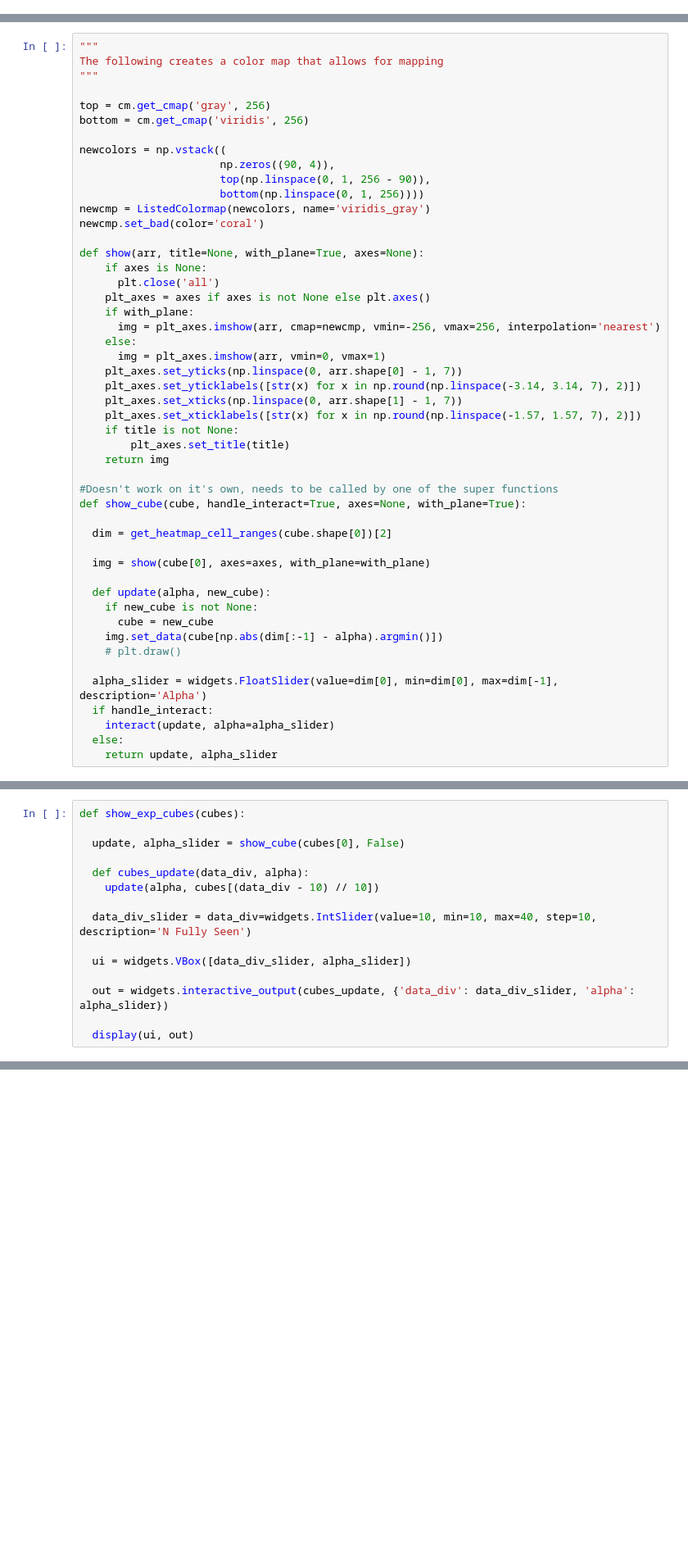
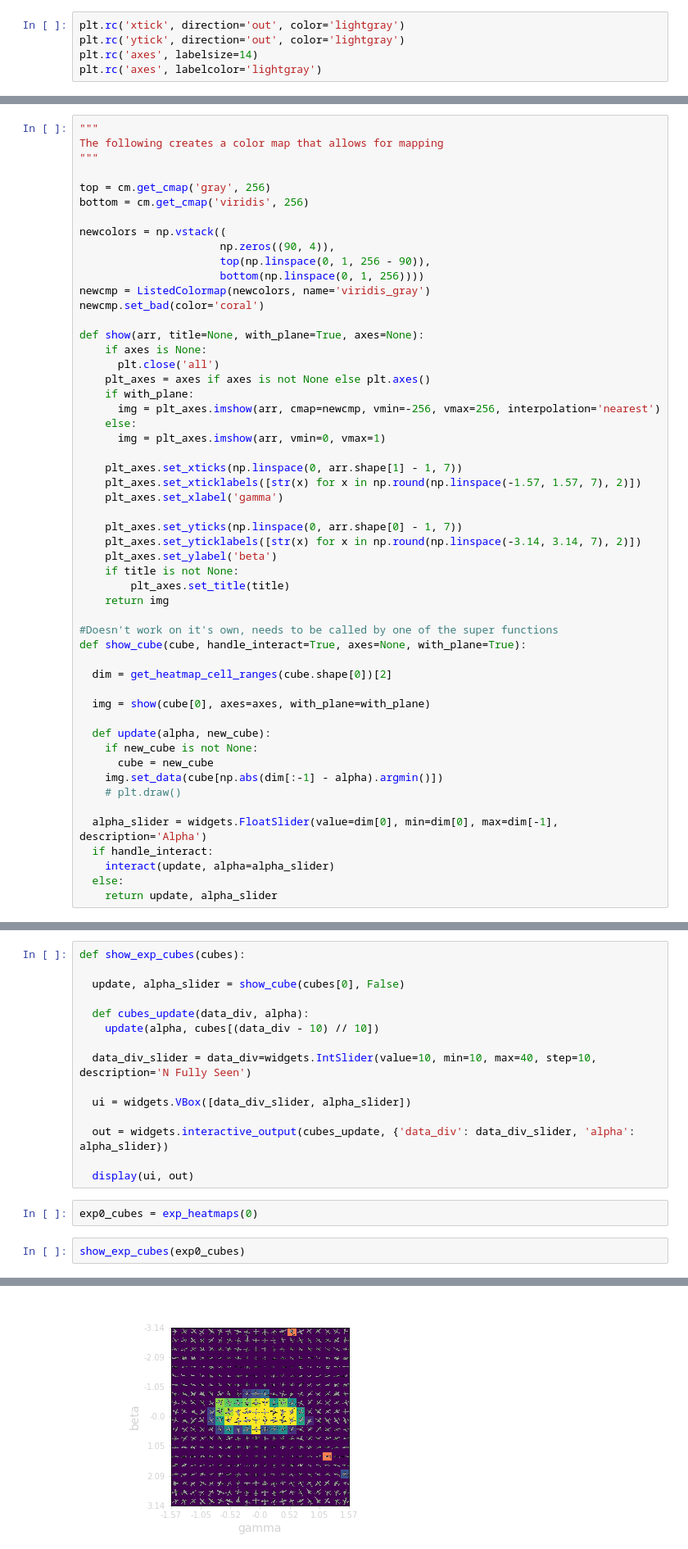
Before and after one commit to avicooper1/OOD_Orientation_Generalization, a Jupyter notebook: demo/demo.ipynb, the cells around one changed output, grey strips where cells are left out. Shown at 82% size. Cells and saved outputs as stored; diff of their text form; blank space fills up the shorter version.

Commit message:
Added better colored heat map ticks, axes labels

```diff
--- a/demo/demo.ipynb
+++ b/demo/demo.ipynb
@@ -26,6 +26,11 @@ import gzip
 from matplotlib import cm
 from matplotlib.colors import ListedColormap, LinearSegmentedColormap
 from PIL import Image
+# %%
+plt.rc('xtick', direction='out', color='lightgray')
+plt.rc('ytick', direction='out', color='lightgray')
+plt.rc('axes', labelsize=14)
+plt.rc('axes', labelcolor='lightgray')
 # %% [markdown]
 ### Cube Representation
 
@@ -195,10 +200,14 @@ def show(arr, title=None, with_plane=True, axes=None):
       img = plt_axes.imshow(arr, cmap=newcmp, vmin=-256, vmax=256, interpolation='nearest')
     else:
       img = plt_axes.imshow(arr, vmin=0, vmax=1)
+
+    plt_axes.set_xticks(np.linspace(0, arr.shape[1] - 1, 7))
+    plt_axes.set_xticklabels([str(x) for x in np.round(np.linspace(-1.57, 1.57, 7), 2)])
+    plt_axes.set_xlabel('gamma')
+
     plt_axes.set_yticks(np.linspace(0, arr.shape[0] - 1, 7))
     plt_axes.set_yticklabels([str(x) for x in np.round(np.linspace(-3.14, 3.14, 7), 2)])
-    plt_axes.set_xticks(np.linspace(0, arr.shape[1] - 1, 7))
-    plt_axes.set_xticklabels([str(x) for x in np.round(np.linspace(-1.57, 1.57, 7), 2)])
+    plt_axes.set_ylabel('beta')
     if title is not None:
         plt_axes.set_title(title)
     return img
@@ -280,3 +289,8 @@ def show_exp_cubes(cubes):
   out = widgets.interactive_output(cubes_update, {'data_div': data_div_slider, 'alpha': alpha_slider})
 
   display(ui, out)
+# %%
+exp0_cubes = exp_heatmaps(0)
+# %%
+show_exp_cubes(exp0_cubes)
+# %% [output]
@@ -282,0 +299 @@ def show_exp_cubes(cubes):
+[figure, added]
```
Also changed, not shown: parts of 4 cells of this notebook.
